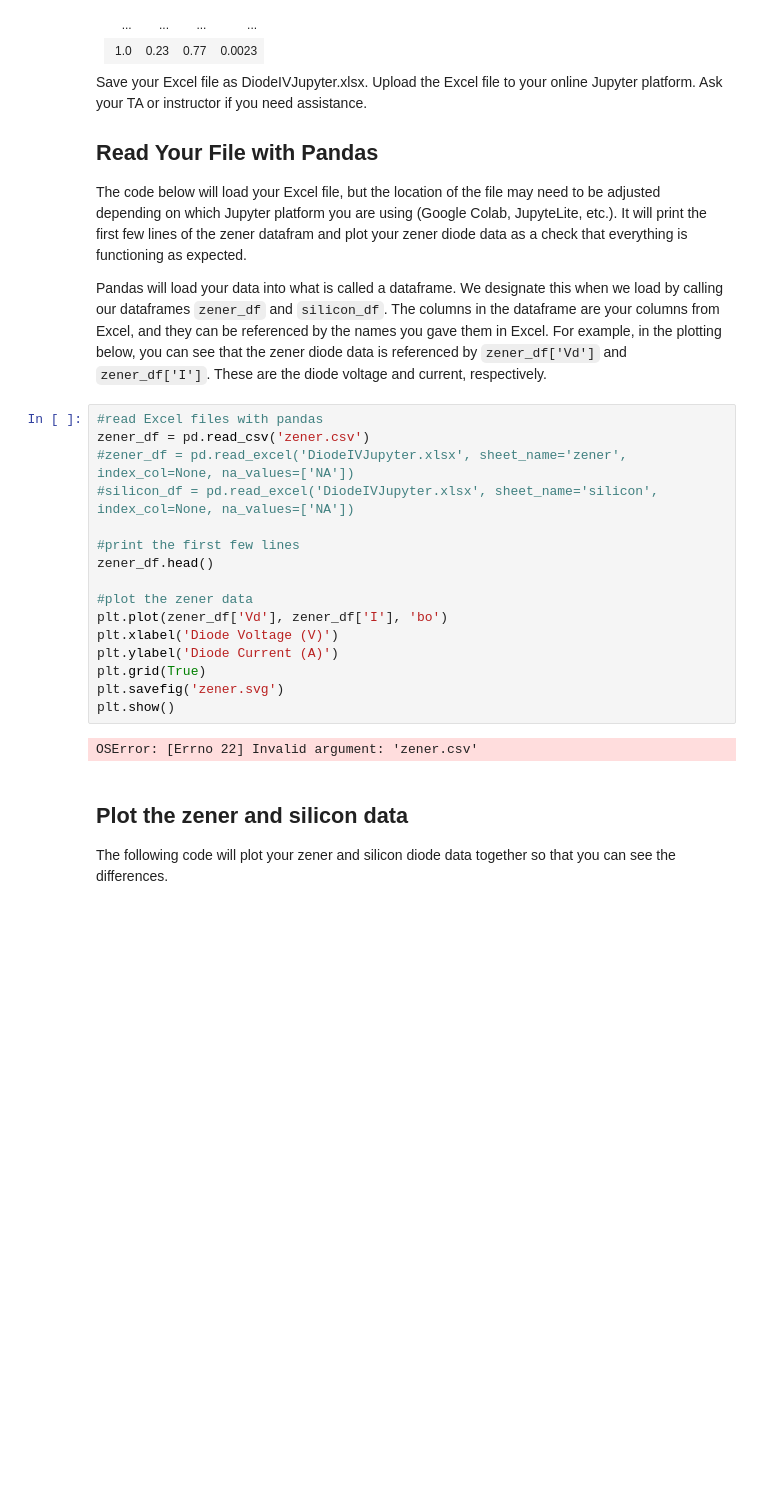
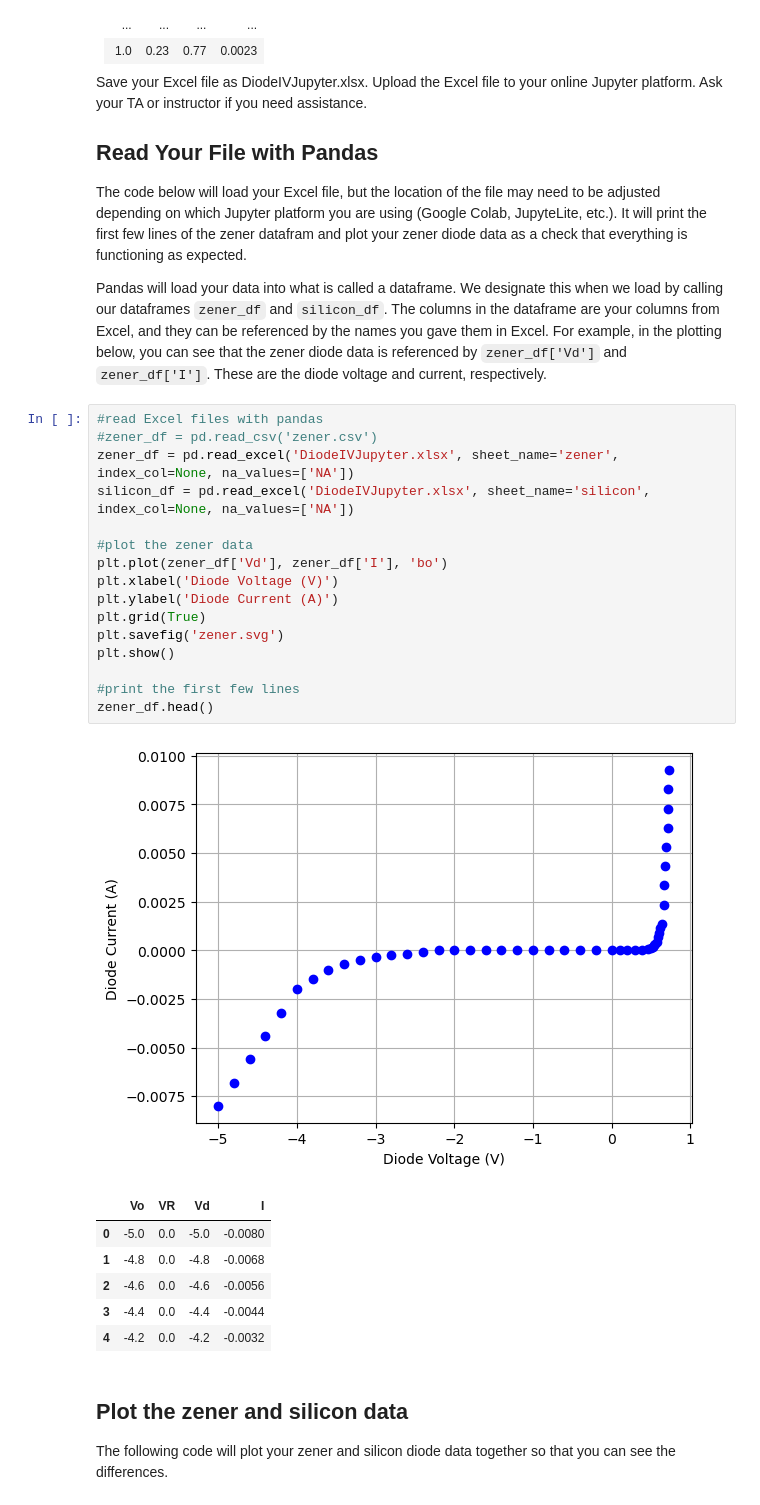
Before and after one commit to troymessina/ElectronicsLab, a Jupyter notebook: figures/ch6_diodes/DiodeLab.ipynb, the cells around one changed output. Saved outputs shown, nothing was run; the diff lists cells and outputs as text; blank space fills up the shorter version.

```diff
--- a/figures/ch6_diodes/DiodeLab.ipynb
+++ b/figures/ch6_diodes/DiodeLab.ipynb
@@ -27,22 +27,28 @@ The code below will load your Excel file, but the location of the file may need
 Pandas will load your data into what is called a dataframe. We designate this when we load by calling our dataframes `zener_df` and `silicon_df`.  The columns in the dataframe are your columns from Excel, and they can be referenced by the names you gave them in Excel. For example, in the plotting below, you can see that the zener diode data is referenced by `zener_df['Vd']` and `zener_df['I']`. These are the diode voltage and current, respectively.
 # %%
 #read Excel files with pandas
-zener_df = pd.read_csv('zener.csv')
-#zener_df = pd.read_excel('DiodeIVJupyter.xlsx', sheet_name='zener', index_col=None, na_values=['NA'])
-#silicon_df = pd.read_excel('DiodeIVJupyter.xlsx', sheet_name='silicon', index_col=None, na_values=['NA'])
-
-#print the first few lines
-zener_df.head()
+#zener_df = pd.read_csv('zener.csv')
+zener_df = pd.read_excel('DiodeIVJupyter.xlsx', sheet_name='zener', index_col=None, na_values=['NA'])
+silicon_df = pd.read_excel('DiodeIVJupyter.xlsx', sheet_name='silicon', index_col=None, na_values=['NA'])
 
 #plot the zener data
 plt.plot(zener_df['Vd'], zener_df['I'], 'bo')
 plt.xlabel('Diode Voltage (V)')
 plt.ylabel('Diode Current (A)')
 plt.grid(True)
 plt.savefig('zener.svg')
 plt.show()
+
+#print the first few lines
+zener_df.head()
 # %% [output]
-OSError: [Errno 22] Invalid argument: 'zener.csv'
+[figure, added]
+|  | Vo | VR | Vd | I |
+| 0 | -5.0 | 0.0 | -5.0 | -0.0080 |
+| 1 | -4.8 | 0.0 | -4.8 | -0.0068 |
+| 2 | -4.6 | 0.0 | -4.6 | -0.0056 |
+| 3 | -4.4 | 0.0 | -4.4 | -0.0044 |
+| 4 | -4.2 | 0.0 | -4.2 | -0.0032 |
 # %% [markdown]
 ## Plot the zener and silicon data
 The following code will plot your zener and silicon diode data together so that you can see the differences.
```
Also changed, not shown: parts of 4 cells of this notebook, 4 other files.
